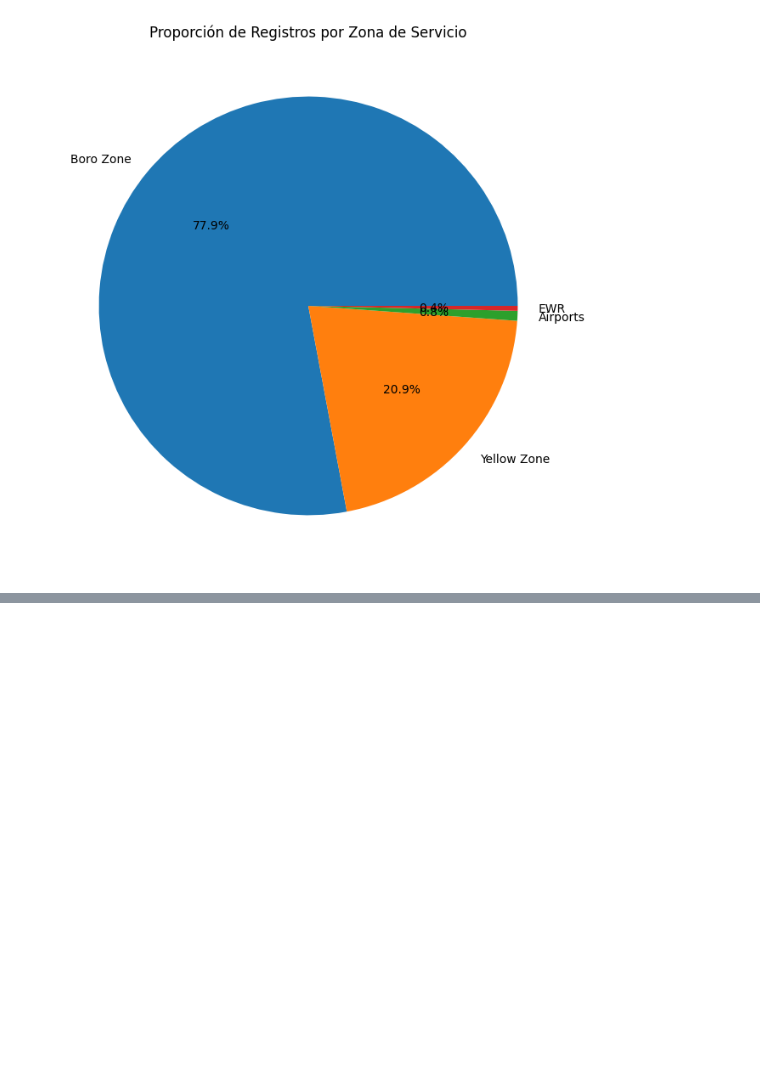
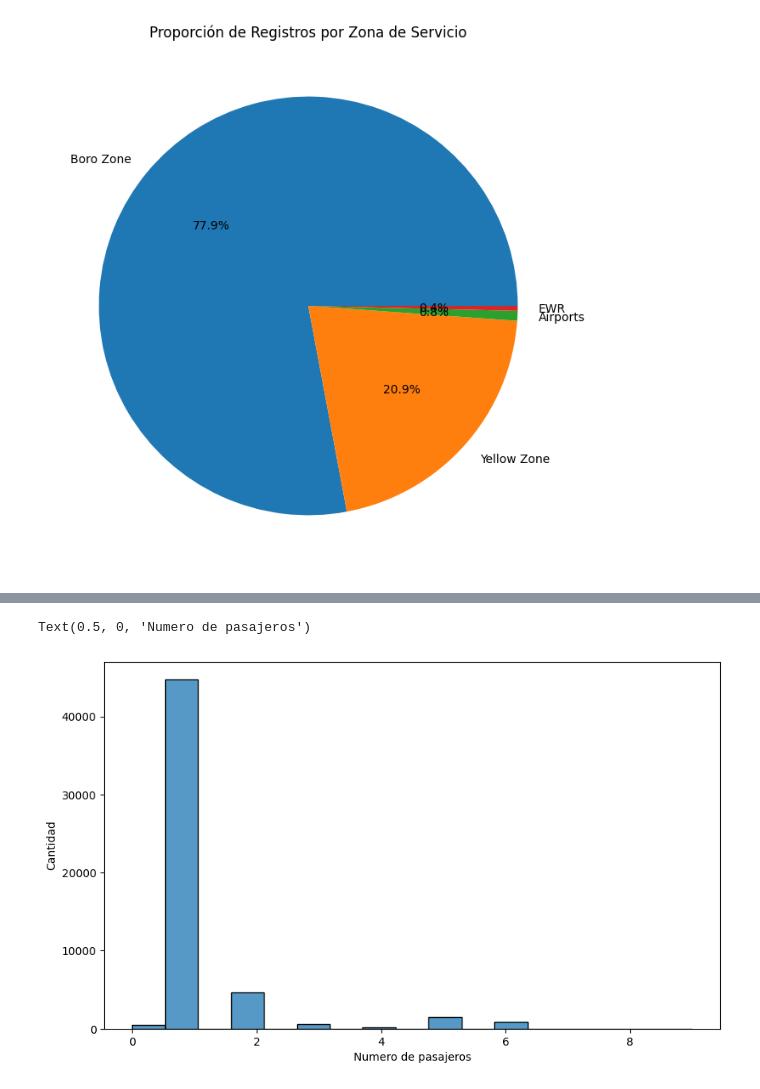
Before and after one commit to alanguev1/proyecto-final, a Jupyter notebook: Eda_preliminar.ipynb, the cells around one changed output, grey strips where cells are left out. Drawn from its saved outputs; the diff is of its cells as text; code cells hidden in the pictures; blank space fills up the shorter version.

```diff
--- a/Eda_preliminar.ipynb
+++ b/Eda_preliminar.ipynb
@@ -1641,0 +1770,9 @@ plt.show()
+# %%
+#Graficamos cantidad de pasajeros
+plt.figure(figsize=(10, 6))
+sns.histplot(data=green_enero_2024, x='passenger_count')
+plt.ylabel("Cantidad")
+plt.xlabel("Numero de pasajeros")
+# %% [output]
+Text(0.5, 0, 'Numero de pasajeros')
+[figure, added]
```
Also changed, not shown: parts of 39 cells of this notebook, 2 other files.
